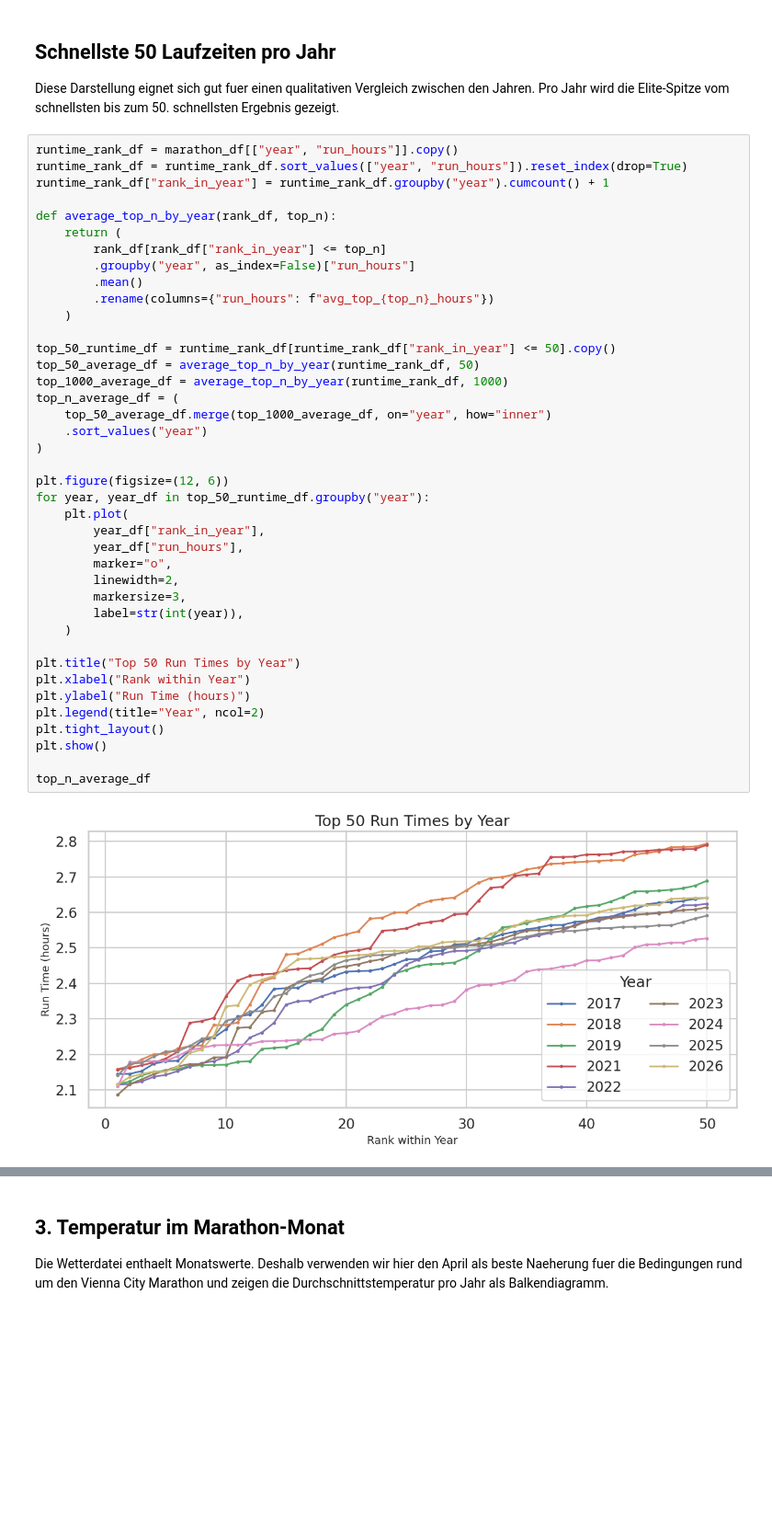
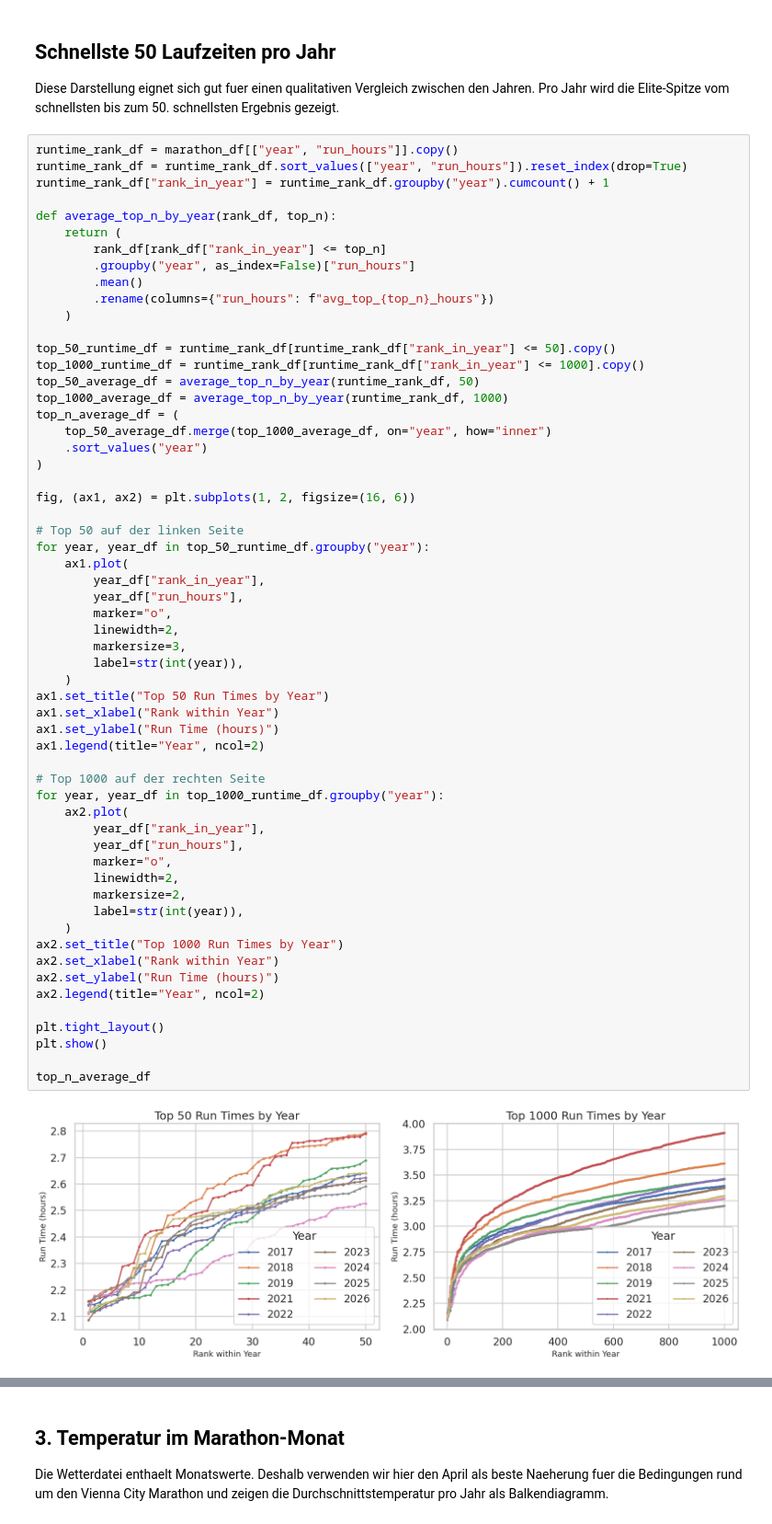
Before and after one commit to 4y1n/Bigdata_eng, a Jupyter notebook: visualizations_for_presentation.ipynb, the cells around one changed output, grey strips where cells are left out. Shown at 92% size. Cells and saved outputs as stored; diff of their text form; blank space fills up the shorter version.

```diff
--- a/visualizations_for_presentation.ipynb
+++ b/visualizations_for_presentation.ipynb
@@ -98,40 +177,58 @@ runtime_rank_df["rank_in_year"] = runtime_rank_df.groupby("year").cumcount() + 1
 def average_top_n_by_year(rank_df, top_n):
     return (
         rank_df[rank_df["rank_in_year"] <= top_n]
         .groupby("year", as_index=False)["run_hours"]
         .mean()
         .rename(columns={"run_hours": f"avg_top_{top_n}_hours"})
     )
 
 top_50_runtime_df = runtime_rank_df[runtime_rank_df["rank_in_year"] <= 50].copy()
+top_1000_runtime_df = runtime_rank_df[runtime_rank_df["rank_in_year"] <= 1000].copy()
 top_50_average_df = average_top_n_by_year(runtime_rank_df, 50)
 top_1000_average_df = average_top_n_by_year(runtime_rank_df, 1000)
 top_n_average_df = (
     top_50_average_df.merge(top_1000_average_df, on="year", how="inner")
     .sort_values("year")
 )
 
-plt.figure(figsize=(12, 6))
+fig, (ax1, ax2) = plt.subplots(1, 2, figsize=(16, 6))
+
+# Top 50 auf der linken Seite
 for year, year_df in top_50_runtime_df.groupby("year"):
-    plt.plot(
+    ax1.plot(
         year_df["rank_in_year"],
         year_df["run_hours"],
         marker="o",
         linewidth=2,
         markersize=3,
         label=str(int(year)),
     )
+ax1.set_title("Top 50 Run Times by Year")
+ax1.set_xlabel("Rank within Year")
+ax1.set_ylabel("Run Time (hours)")
+ax1.legend(title="Year", ncol=2)
 
-plt.title("Top 50 Run Times by Year")
-plt.xlabel("Rank within Year")
-plt.ylabel("Run Time (hours)")
-plt.legend(title="Year", ncol=2)
+# Top 1000 auf der rechten Seite
+for year, year_df in top_1000_runtime_df.groupby("year"):
+    ax2.plot(
+        year_df["rank_in_year"],
+        year_df["run_hours"],
+        marker="o",
+        linewidth=2,
+        markersize=2,
+        label=str(int(year)),
+    )
+ax2.set_title("Top 1000 Run Times by Year")
+ax2.set_xlabel("Rank within Year")
+ax2.set_ylabel("Run Time (hours)")
+ax2.legend(title="Year", ncol=2)
+
 plt.tight_layout()
 plt.show()
 
 top_n_average_df
 # %% [output]
-[figure, old version]
+[figure, new version]
 |  | year | avg_top_50_hours | avg_top_1000_hours |
 | 0 | 2017 | 2.442572 | 3.116924 |
 | 1 | 2018 | 2.552578 | 3.300330 |
```
Also changed, not shown: parts of 22 cells of this notebook, 1 other file.
